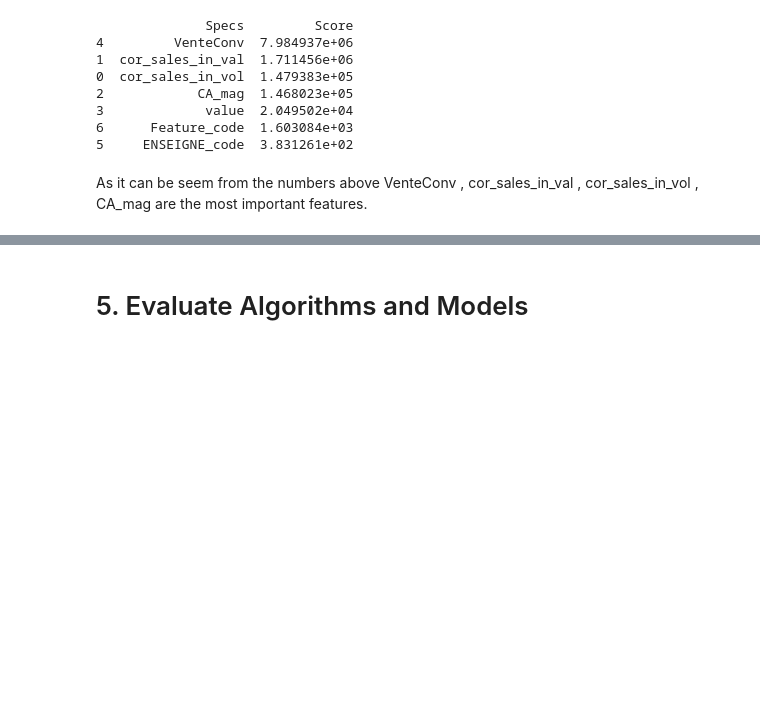
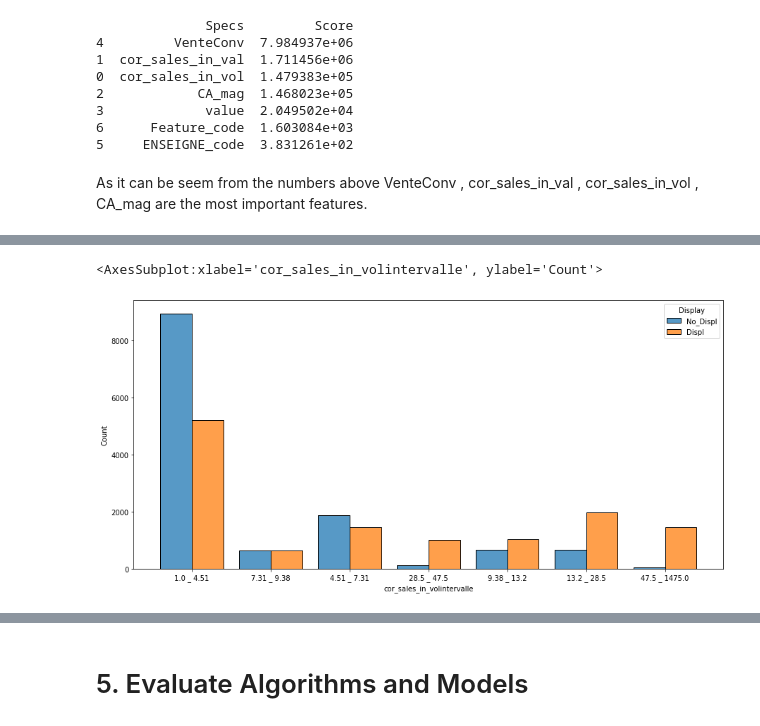
Before and after one commit to Hamid-abdellaoui/classification_modelling, a Jupyter notebook: rr copy.ipynb, the cells around one changed output, grey strips where cells are left out. Drawn from its saved outputs; the diff is of its cells as text; code cells hidden in the pictures; blank space fills up the shorter version.

```diff
--- a/rr copy.ipynb
+++ b/rr copy.ipynb
@@ -393,0 +341,8 @@ a unit norm or a vector with the length of 1 in linear algebra).
+# %%
+data_discret=  pd.read_csv("./Discretization-MDLPC/discretized_data.csv")
+
+desc= dataset[dataset.columns[~dataset.columns.isin(['Display_code','ENSEIGNE_code','Feature_code'])]].describe()
+data_discret.drop("Unnamed: 0",inplace=True, axis =1)
+list_of_columns = desc.columns
+data_discret.columns = [col+'_disc' for col in list_of_columns]
+data_discret.head(2)
@@ -393,0 +353,3 @@ a unit norm or a vector with the length of 1 in linear algebra).
+# %%
+df = pd.concat([dataset,data_discret],axis=1)
+df.head(3)
@@ -393,0 +361,24 @@ a unit norm or a vector with the length of 1 in linear algebra).
+# %%
+import numpy as np
+lists_of_intervalls = []
+
+for k  in range(len(list_of_cuts)):
+    malist = list_of_cuts[k]
+    intervalls = []
+    min, max = desc.iloc[3,k], desc.iloc[7,k]
+    print
+    intervalls.append(str(np.round(min,2))+" _ "+str(malist[0]))
+    for i in range(1,len(malist)):
+        intervalls.append(str(np.round(malist[i-1],2))+" _ "+str(np.round(malist[i],2)))
+    intervalls.append(str(np.round(malist[-1],2))+" _ "+str(np.round(max,2)))
+    lists_of_intervalls.append(intervalls)
+# %%
+def transform(n,j):
+    n = int(n)
+    j = int(j)
+    return lists_of_intervalls[j][n]
+
+list_of_columns = desc.columns
+for j in range(len(list_of_columns)):
+    column_name=list_of_columns[j]
+    df[column_name+'intervalle'] = df.apply(lambda x:transform(x[str(column_name+'_disc')],j), axis=1 )
@@ -393,0 +420,6 @@ a unit norm or a vector with the length of 1 in linear algebra).
+# %%
+pyplot.figure(figsize=(15,7))
+sns.histplot(data=df,x=df["cor_sales_in_volintervalle"],hue="Display",multiple="dodge", shrink=.8)
+# %% [output]
+<AxesSubplot:xlabel='cor_sales_in_volintervalle', ylabel='Count'>
+[figure, added]
```
Also changed, not shown: parts of 42 cells of this notebook, 2 other files.
